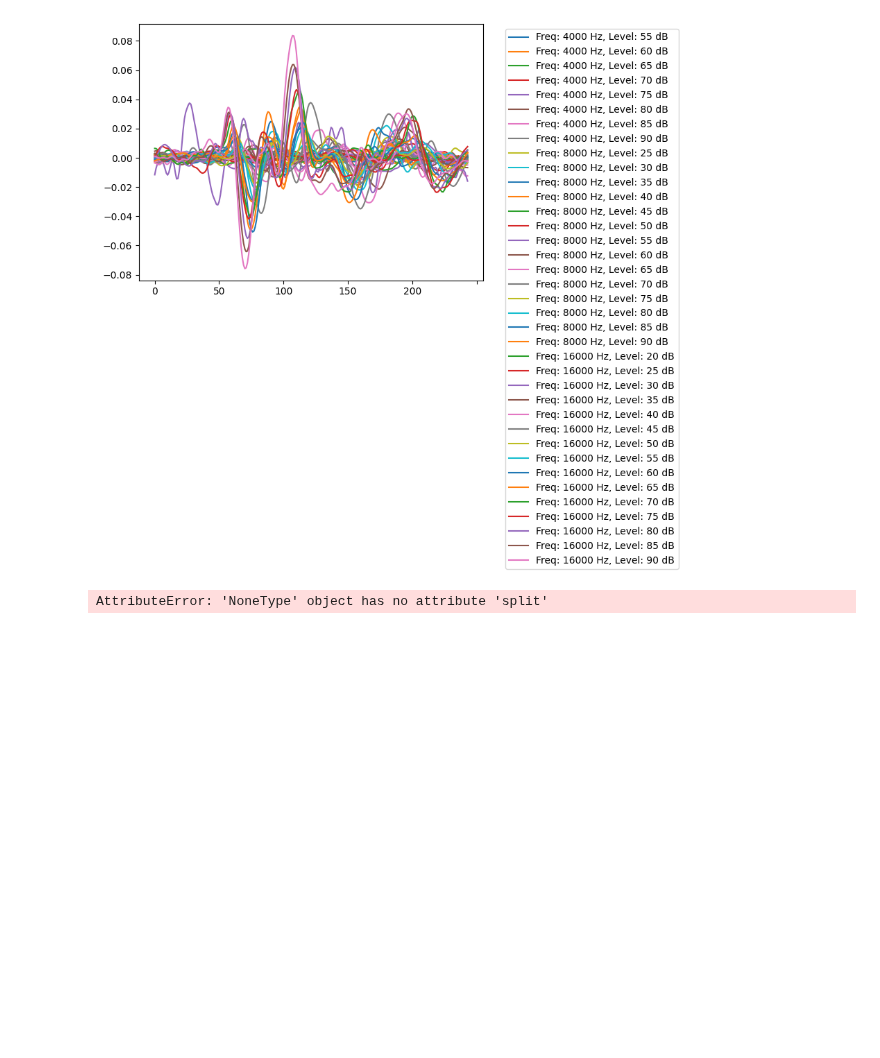
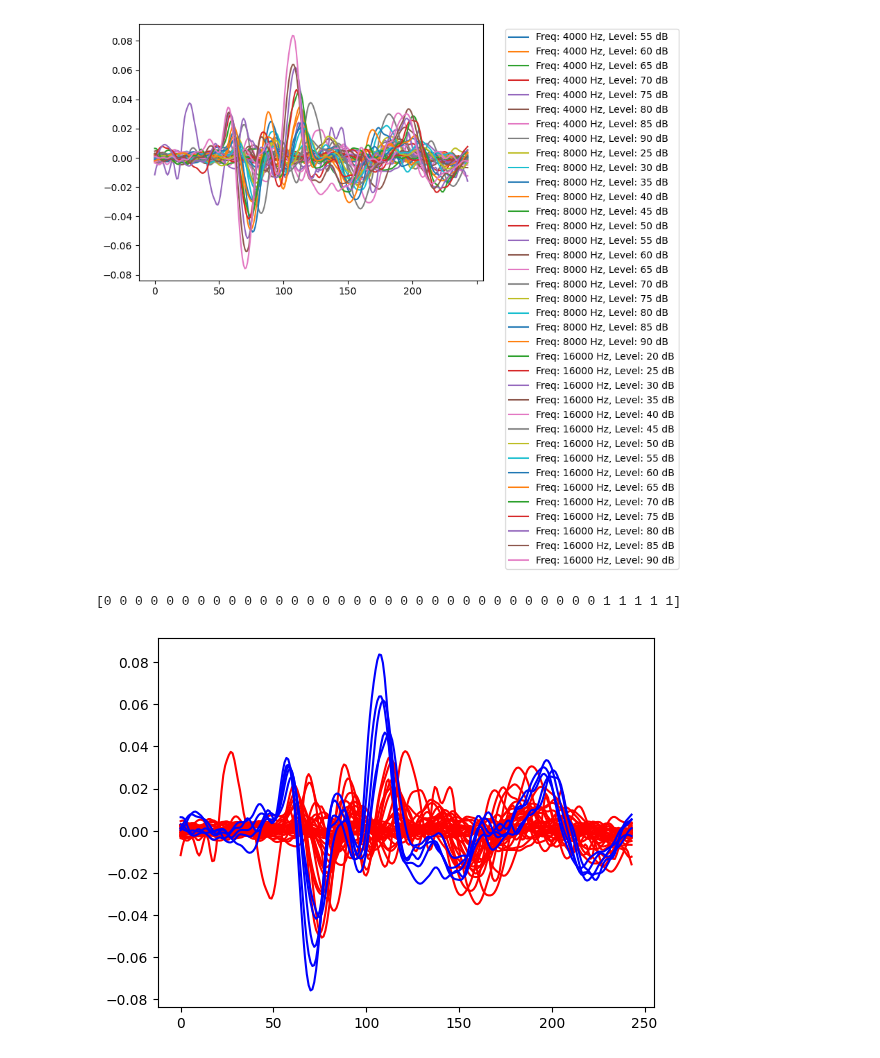
Before and after one commit to ucsdmanorlab/abranalysis, a Jupyter notebook: plotting_waves_jeffrey.ipynb, the cells around one changed output. Drawn from its saved outputs; the diff is of its cells as text; code cells hidden in the pictures; blank space fills up the shorter version.

```diff
--- a/plotting_waves_jeffrey.ipynb
+++ b/plotting_waves_jeffrey.ipynb
@@ -216,10 +216,19 @@ waves = [wave[:-1] for wave in waves]
 from sklearn.cluster import KMeans
 import numpy as np
 
-data = [[1, 2, 3, 4, 5], [6, 7, 8, 9, 10], [1, 2, 3, 4, 5], [6, 7, 8, 9, 10]]
-numpy_data = np.array(data)
+numpy_data = np.array(waves)
 kmeans = KMeans(n_clusters=2, random_state=0)
 kmeans.fit(numpy_data)
 print(kmeans.labels_)
 # %% [output]
-AttributeError: 'NoneType' object has no attribute 'split'
+[0 0 0 0 0 0 0 0 0 0 0 0 0 0 0 0 0 0 0 0 0 0 0 0 0 0 0 0 0 0 0 0 1 1 1 1 1]
+# %%
+import matplotlib.pyplot as plt
+waves = numpy_data.tolist()
+labels = kmeans.labels_
+colors = ['r', 'b']
+for i, wave in enumerate(waves):
+    plt.plot(wave, color=colors[labels[i] % len(colors)])
+plt.show()
+# %% [output]
+[figure, added]
```
